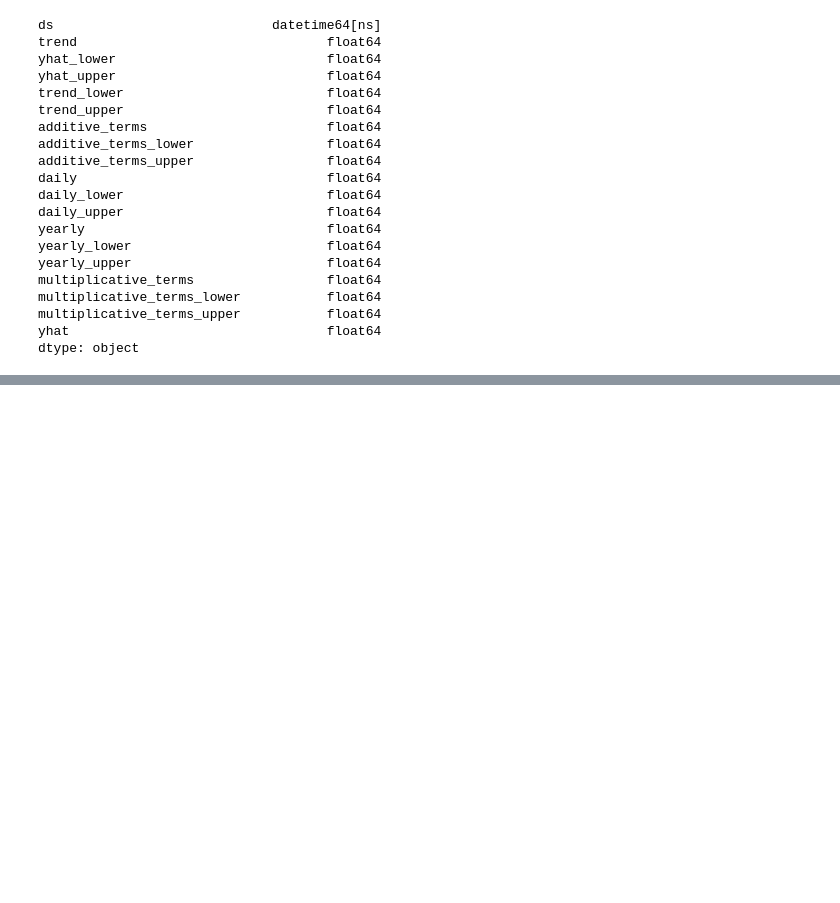
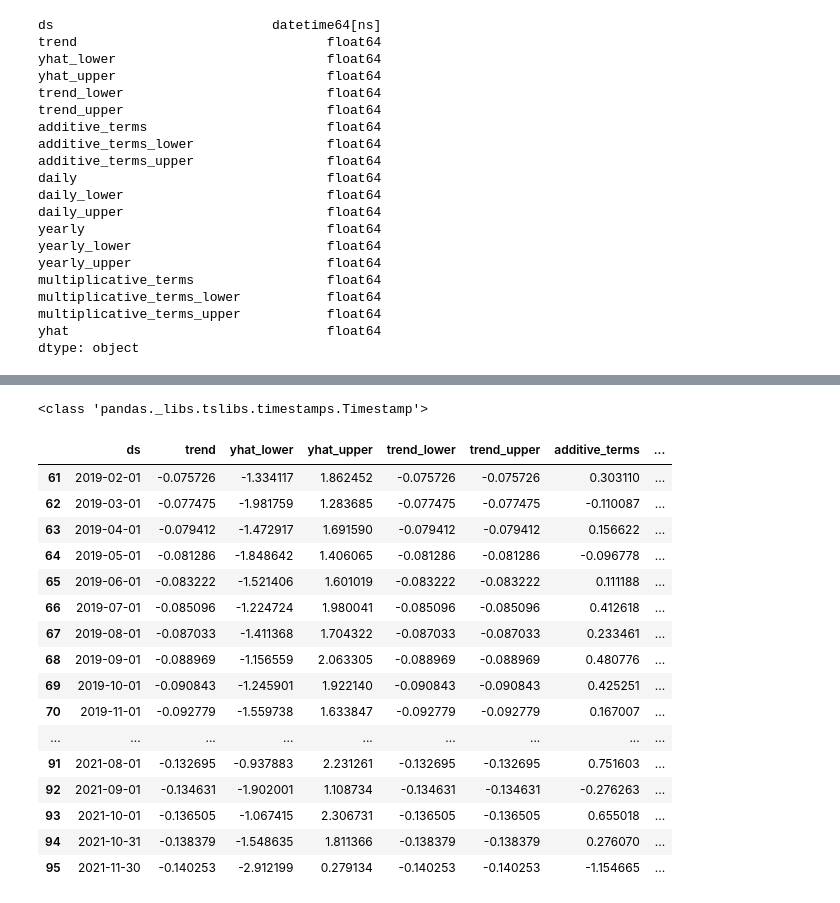
Before and after one commit to farelarden/Dicoding-Capstone-ML, a Jupyter notebook: Notebooks/Machine Learning Model/Facebook_Prophet.ipynb, the cells around one changed output, grey strips where cells are left out. Cells and saved outputs as stored; diff of their text form; code cells hidden in the pictures; blank space fills up the shorter version.

```diff
--- a/Notebooks/Machine Learning Model/Facebook_Prophet.ipynb
+++ b/Notebooks/Machine Learning Model/Facebook_Prophet.ipynb
@@ -154,0 +213,2 @@ array([0.06283364])
+# %%
+end_date = pd.to_datetime(end_date)
@@ -154,0 +219,31 @@ array([0.06283364])
+# %%
+print(type(end_date))
+# %% [output]
+<class 'pandas._libs.tslibs.timestamps.Timestamp'>
+# %%
+start_date = date.today()
+# %%
+start_date = pd.to_datetime(start_date)
+# %%
+mask = (forecast['ds'] > end_date) & (forecast['ds'] <= start_date)
+forecast_mask = forecast.loc[mask]
+# %%
+forecast_mask
+# %% [output]
+|  | ds | trend | yhat_lower | yhat_upper | trend_lower | trend_upper | additive_terms | ... |
+| 61 | 2019-02-01 | -0.075726 | -1.334117 | 1.862452 | -0.075726 | -0.075726 | 0.303110 | ... |
+| 62 | 2019-03-01 | -0.077475 | -1.981759 | 1.283685 | -0.077475 | -0.077475 | -0.110087 | ... |
+| 63 | 2019-04-01 | -0.079412 | -1.472917 | 1.691590 | -0.079412 | -0.079412 | 0.156622 | ... |
+| 64 | 2019-05-01 | -0.081286 | -1.848642 | 1.406065 | -0.081286 | -0.081286 | -0.096778 | ... |
+| 65 | 2019-06-01 | -0.083222 | -1.521406 | 1.601019 | -0.083222 | -0.083222 | 0.111188 | ... |
+| 66 | 2019-07-01 | -0.085096 | -1.224724 | 1.980041 | -0.085096 | -0.085096 | 0.412618 | ... |
+| 67 | 2019-08-01 | -0.087033 | -1.411368 | 1.704322 | -0.087033 | -0.087033 | 0.233461 | ... |
+| 68 | 2019-09-01 | -0.088969 | -1.156559 | 2.063305 | -0.088969 | -0.088969 | 0.480776 | ... |
+| 69 | 2019-10-01 | -0.090843 | -1.245901 | 1.922140 | -0.090843 | -0.090843 | 0.425251 | ... |
+| 70 | 2019-11-01 | -0.092779 | -1.559738 | 1.633847 | -0.092779 | -0.092779 | 0.167007 | ... |
+| ... | ... | ... | ... | ... | ... | ... | ... | ... |
+| 91 | 2021-08-01 | -0.132695 | -0.937883 | 2.231261 | -0.132695 | -0.132695 | 0.751603 | ... |
+| 92 | 2021-09-01 | -0.134631 | -1.902001 | 1.108734 | -0.134631 | -0.134631 | -0.276263 | ... |
+| 93 | 2021-10-01 | -0.136505 | -1.067415 | 2.306731 | -0.136505 | -0.136505 | 0.655018 | ... |
+| 94 | 2021-10-31 | -0.138379 | -1.548635 | 1.811366 | -0.138379 | -0.138379 | 0.276070 | ... |
+| 95 | 2021-11-30 | -0.140253 | -2.912199 | 0.279134 | -0.140253 | -0.140253 | -1.154665 | ... |
```
Also changed, not shown: parts of 23 cells of this notebook, 1 other file.
